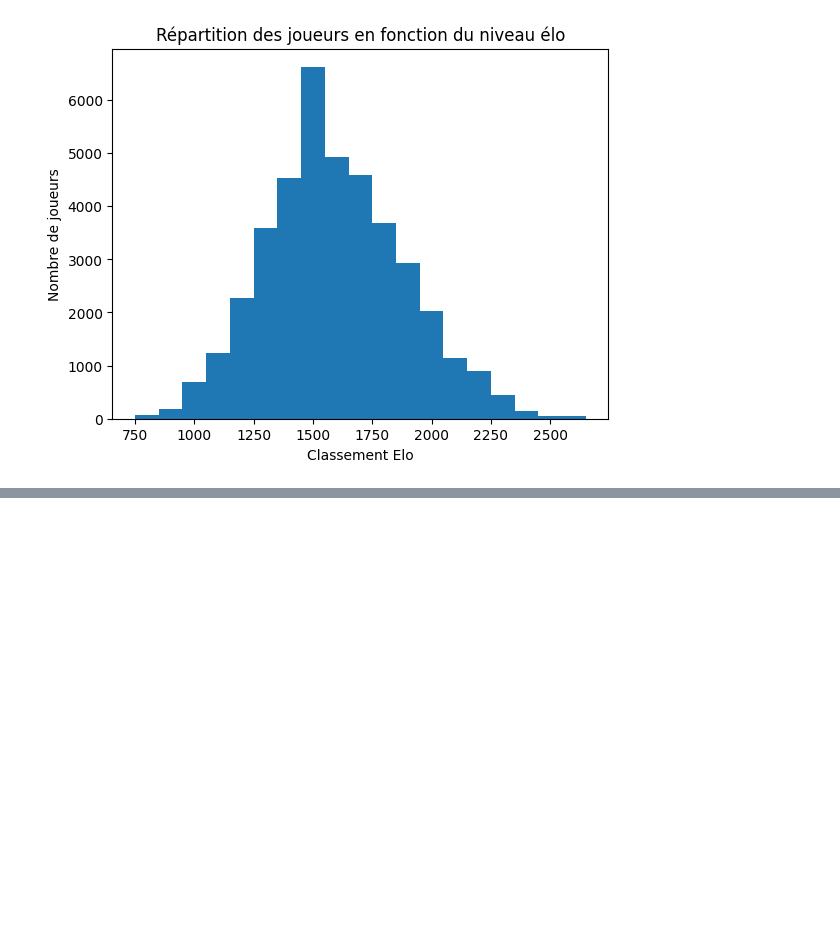
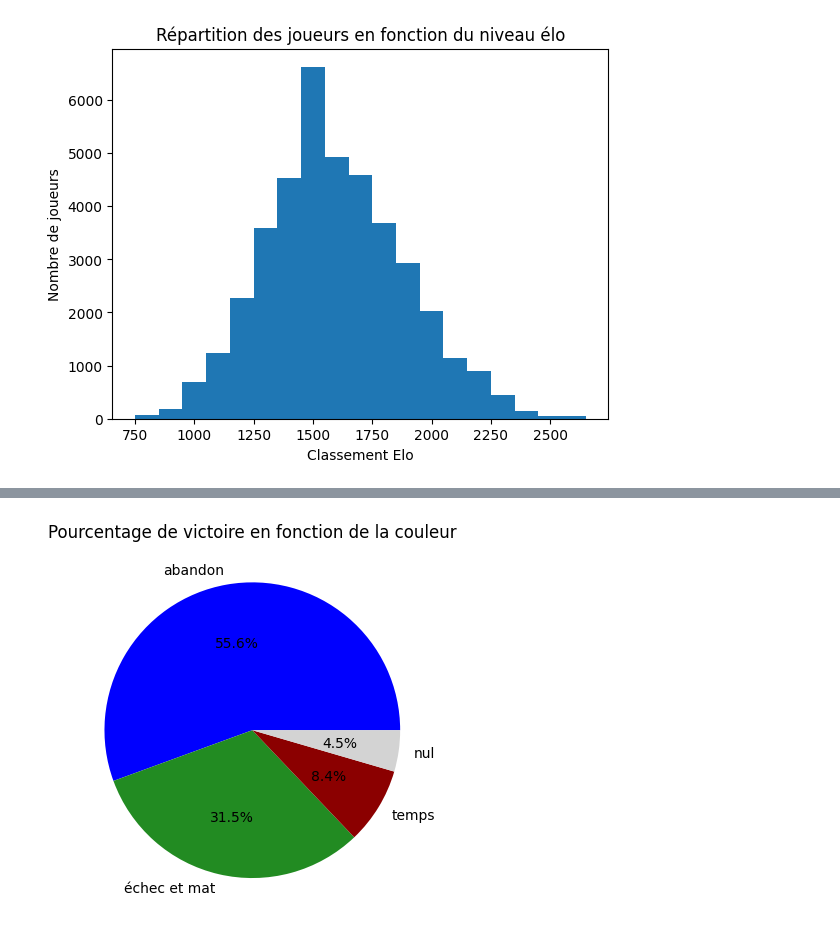
Before and after one commit to IdrissG94/Lichess-Dataset-Exploration, a Jupyter notebook: Untitled.ipynb, the cells around one changed output, grey strips where cells are left out. Cells and saved outputs as stored; diff of their text form; code cells hidden in the pictures; blank space fills up the shorter version.

```diff
--- a/Untitled.ipynb
+++ b/Untitled.ipynb
@@ -61 +57,13 @@ games['diff_elo'] = games['white_rating'] - games['black_rating']
+# %%
+# VISUALISATION DES RAISONS DE DEFAITES
+res = games[games['victory_status']== 'resign'].shape[0]
+mate = games[games['victory_status']== 'mate'].shape[0]
+tim = games[games['victory_status']== 'outoftime'].shape[0]
+draw = games[games['victory_status']== 'draw'].shape[0]
+labels2 = 'abandon','échec et mat','temps','nul'
+fig, ax = plt.subplots()
+ax.pie([res,mate,tim,draw], labels=labels2, autopct='%1.1f%%',colors=['blue','forestgreen','darkred','lightgrey'])
+plt.title("Pourcentage de victoire en fonction de la couleur");
+# %% [output]
+[figure, added]
 # %%
```
Also changed, not shown: parts of 9 cells of this notebook.
